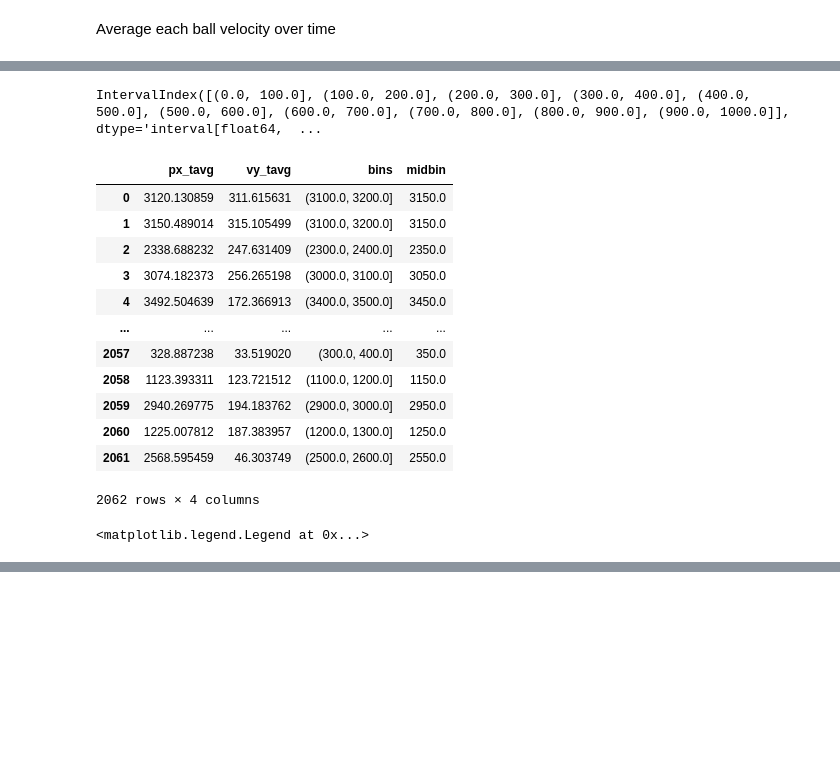
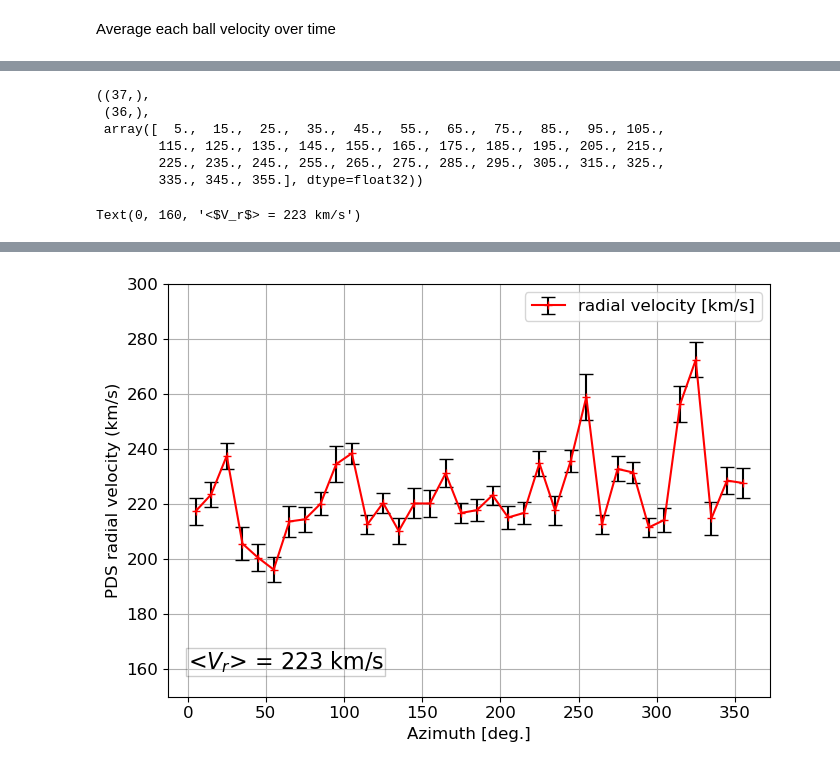
Before and after one commit to WaaallEEE/stereo_solar_flow_tracking, a Jupyter notebook: notebooks/COR2_balltracking.ipynb, the cells around one changed output, grey strips where cells are left out. Saved outputs shown, nothing was run; the diff lists cells and outputs as text; code cells hidden in the pictures; blank space fills up the shorter version.

```diff
--- a/notebooks/COR2_balltracking.ipynb
+++ b/notebooks/COR2_balltracking.ipynb
@@ -291,11 +231,8 @@ Calculate velocity profiles
 # Remove the balls that are only here for their 1st frame - use ballage!
 ballpos = mbt.ballpos.copy()
 ballpos[ballpos == -1] = np.nan
-keep_tracks_mask = mbt.balls_age_t[:, -1] >= 5
+keep_tracks_mask = mbt.balls_age_t[:, -1] >= 10
 ballpos = ballpos[:, keep_tracks_mask, :]
-
-labels = np.arange(0, ballpos.shape[1])
-labels_str = [str(l) for l in labels]
 # %%
 px = 0.5*(ballpos[0,:,0:-1] + ballpos[0,:,1:])
 py = 0.5*(ballpos[1,:,0:-1] + ballpos[1,:,1:])
@@ -348,48 +262,35 @@ df
 # %%
 from scipy.stats import binned_statistic
-bin_means, bin_edges, binnumber = binned_statistic(px_tavg, vy_tavg, statistic='mean', bins=np.arange(0,3600,100))
+bin_means, bin_edges, binnumber = binned_statistic(px_tavg, vy_tavg, statistic='mean', bins=np.arange(0,3601,100))
 
-bin_std, _, _ = binned_statistic(px_tavg, vy_tavg, statistic='std', bins=np.arange(0,3600,100))
-bin_count, _, _ = binned_statistic(px_tavg, vy_tavg, statistic='count', bins=np.arange(0,3600,100))
-bin_intervals = pd.IntervalIndex.from_arrays(bin_edges[:-1], bin_edges[1:])
-bin_intervals[0:10]
+bin_std, _, _ = binned_statistic(px_tavg, vy_tavg, statistic='std', bins=np.arange(0,3601,100))
+bin_count, _, _ = binned_statistic(px_tavg, vy_tavg, statistic='count', bins=np.arange(0,3601,100))
+vmean_err = bin_std/np.sqrt(bin_count)
+vmean = bin_means.mean()
+deg_bins = (bin_edges[:-1]+bin_edges[1:])/2/10
+bin_edges.shape, bin_means.shape, deg_bins
 # %% [output]
-IntervalIndex([(0.0, 100.0], (100.0, 200.0], (200.0, 300.0], (300.0, 400.0], (400.0, 500.0], (500.0, 600.0], (600.0, 700.0], (700.0, 800.0], (800.0, 900.0], (900.0, 1000.0]], dtype='interval[float64,  ...
+((37,),
+ (36,),
+ array([  5.,  15.,  25.,  35.,  45.,  55.,  65.,  75.,  85.,  95., 105.,
+        115., 125., 135., 145., 155., 165., 175., 185., 195., 205., 215.,
+        225., 235., 245., 255., 265., 275., 285., 295., 305., 315., 325.,
+        335., 345., 355.], dtype=float32))
-# %%
-def set_to_midbin(x, bin_intervals):
-    for interval in bin_intervals:
-        if x in interval:
-            return interval.mid
-
-df['midbin'] = df['px_tavg'].apply(lambda x: set_to_midbin(x, bin_intervals))
-df
-# %% [output]
-|  | px_tavg | vy_tavg | bins | midbin |
-| 0 | 3120.130859 | 311.615631 | (3100.0, 3200.0] | 3150.0 |
-| 1 | 3150.489014 | 315.105499 | (3100.0, 3200.0] | 3150.0 |
-| 2 | 2338.688232 | 247.631409 | (2300.0, 2400.0] | 2350.0 |
-| 3 | 3074.182373 | 256.265198 | (3000.0, 3100.0] | 3050.0 |
-| 4 | 3492.504639 | 172.366913 | (3400.0, 3500.0] | 3450.0 |
-| ... | ... | ... | ... | ... |
-| 2057 | 328.887238 | 33.519020 | (300.0, 400.0] | 350.0 |
-| 2058 | 1123.393311 | 123.721512 | (1100.0, 1200.0] | 1150.0 |
-| 2059 | 2940.269775 | 194.183762 | (2900.0, 3000.0] | 2950.0 |
-| 2060 | 1225.007812 | 187.383957 | (1200.0, 1300.0] | 1250.0 |
-| 2061 | 2568.595459 | 46.303749 | (2500.0, 2600.0] | 2550.0 |
-2062 rows × 4 columns
 # %%
-deg_bins = (bin_edges[:-1]+bin_edges[1:])/2/10
+
 fig, axs = plt.subplots(nrows=1, ncols=1, figsize=(7,5))
-axs.errorbar(deg_bins, bin_means, yerr=bin_std, fmt='r+-', capsize=5, ecolor='gray', label='radial velocity [km/s]')
-axs.set_ylim([0, 350])
+axs.errorbar(deg_bins, bin_means, yerr=vmean_err, fmt='r+-', capsize=5, ecolor='black', label='radial velocity [km/s]')
+# axs.set_ylim([0, 350])
 axs.set_xlabel('Azimuth [deg.]')
-axs.set_ylabel('PDS radial velocity')
-axs2 = axs.twinx()
-axs2.plot(deg_bins, bin_count, 'gd', label='Ball count')
-axs2.set_ylabel('Ball count per bin')
-axs2.grid()
+axs.set_ylabel('PDS radial velocity (km/s)')
+axs.set_ylim([150, 300])
+# axs2 = axs.twinx()
+# axs2.bar(deg_bins, bin_count, width=5, label='Ball count')
+# axs2.set_ylabel('Ball count per bin')
+# axs2.legend(loc='lower right')
+axs.grid()
 plt.tight_layout()
 axs.legend()
-axs2.legend(loc='lower right')
+axs.text(0, 160, fr'<$V_r$> = {int(vmean)} km/s', fontsize=16, bbox=dict(facecolor='white', alpha=0.2, edgecolor='black', pad=1))
 # %% [output]
-<matplotlib.legend.Legend at 0x...>
+Text(0, 160, '<$V_r$> = 223 km/s')
@@ -396,0 +297 @@ axs2.legend(loc='lower right')
+[figure, added]
```
Also changed, not shown: parts of 26 cells of this notebook, 5 other files.
